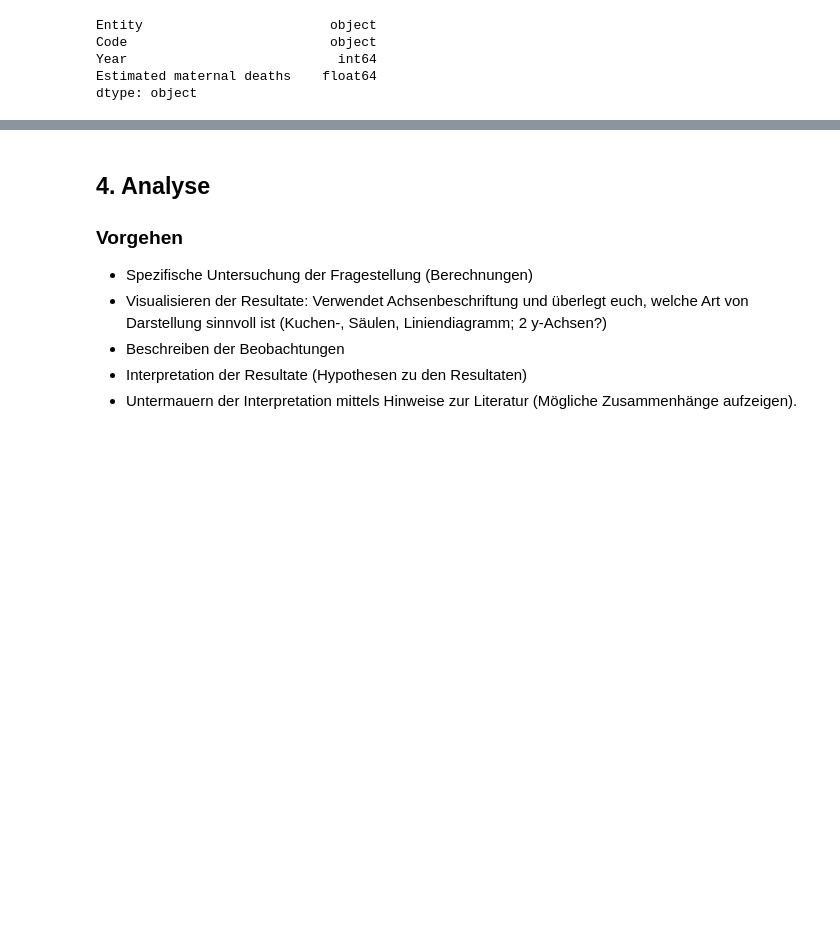
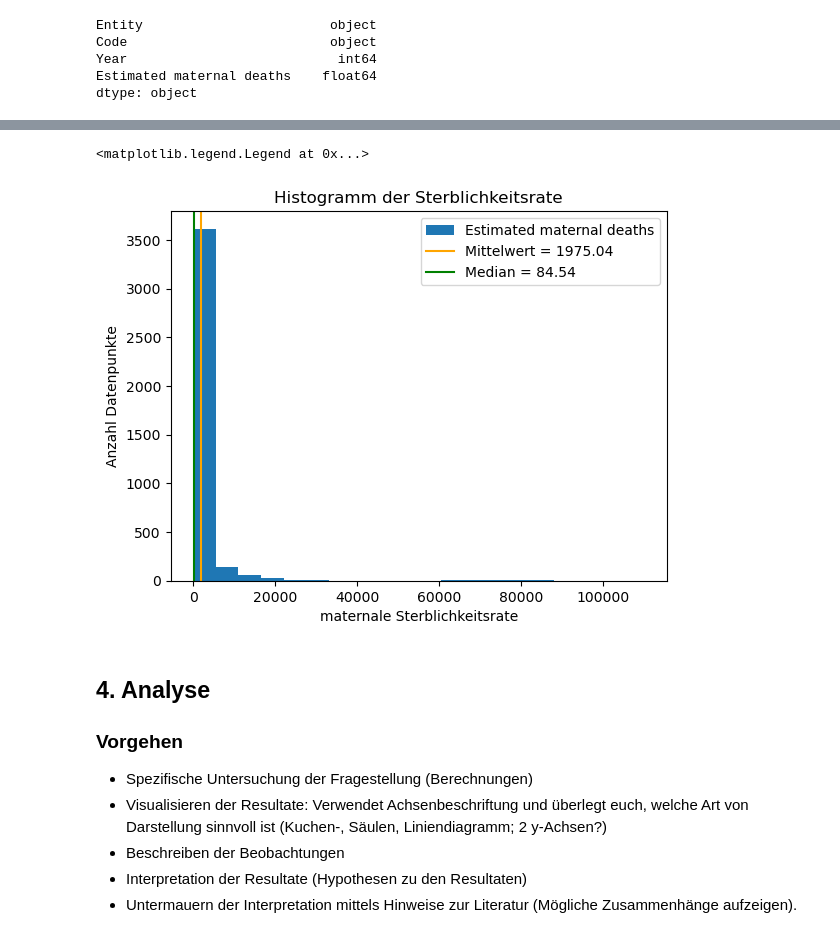
Before and after one commit to naulichi/PandasLN, a Jupyter notebook: Leistungsnachweis_NauliChiara.ipynb, the cells around one changed output, grey strips where cells are left out. Drawn from its saved outputs; the diff is of its cells as text; code cells hidden in the pictures; blank space fills up the shorter version.

```diff
--- a/Leistungsnachweis_NauliChiara.ipynb
+++ b/Leistungsnachweis_NauliChiara.ipynb
@@ -169,3 +195,16 @@ data['Entity'].value_counts().plot(kind='bar',
+# %%
+histogramm_data = data_20['Estimated maternal deaths'].plot(kind='hist', bins=20, title='Histogramm der Sterblichkeitsrate',
+                           xlabel='maternale Sterblichkeitsrate', ylabel='Anzahl Datenpunkte')
+mean = data_20['Estimated maternal deaths'].mean()
+histogramm_data.axvline(x=data_20['Estimated maternal deaths'].mean(), color='orange',label=f'Mittelwert = {mean:.2f}')  # Mittelwert sichtbar machen
+
+median = data_20['Estimated maternal deaths'].median()
+histogramm_data.axvline(x=data_20['Estimated maternal deaths'].median(), color='green',label=  f'Median = {median:.2f}')  # Median sichtbar machen
+
+histogramm_data.legend()
+# %% [output]
+<matplotlib.legend.Legend at 0x...>
+[figure, added]
 # %% [markdown]
 ## 4. Analyse
 
```
Also changed, not shown: parts of 20 cells of this notebook.
